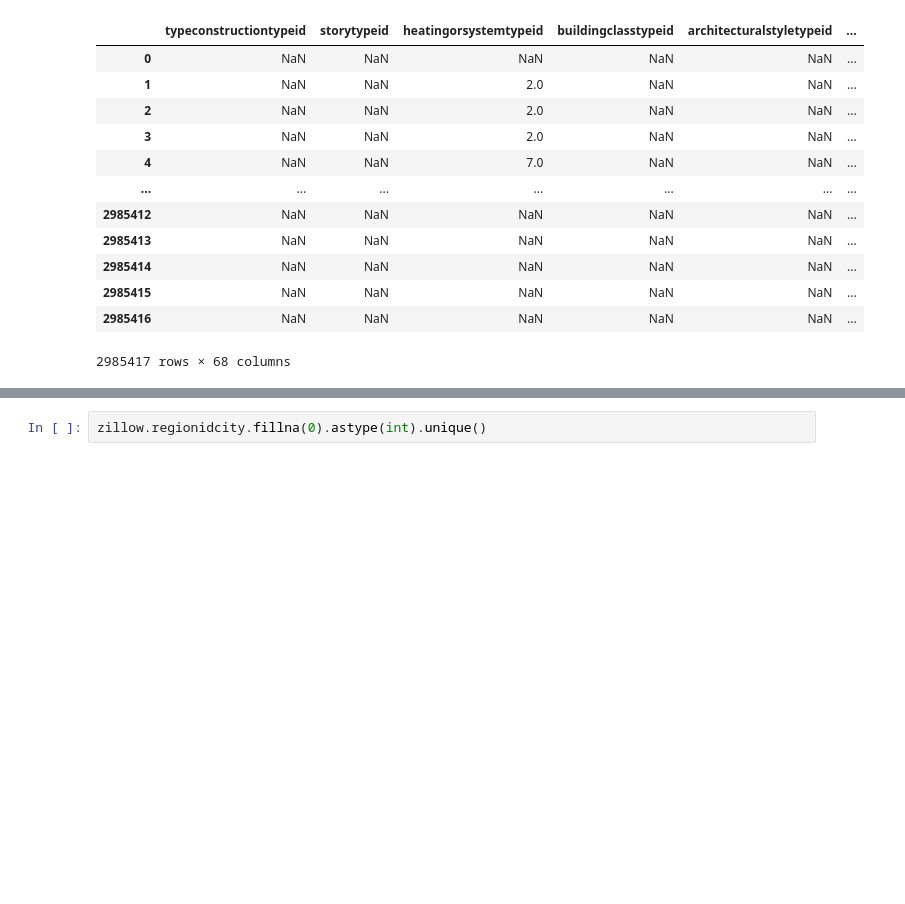
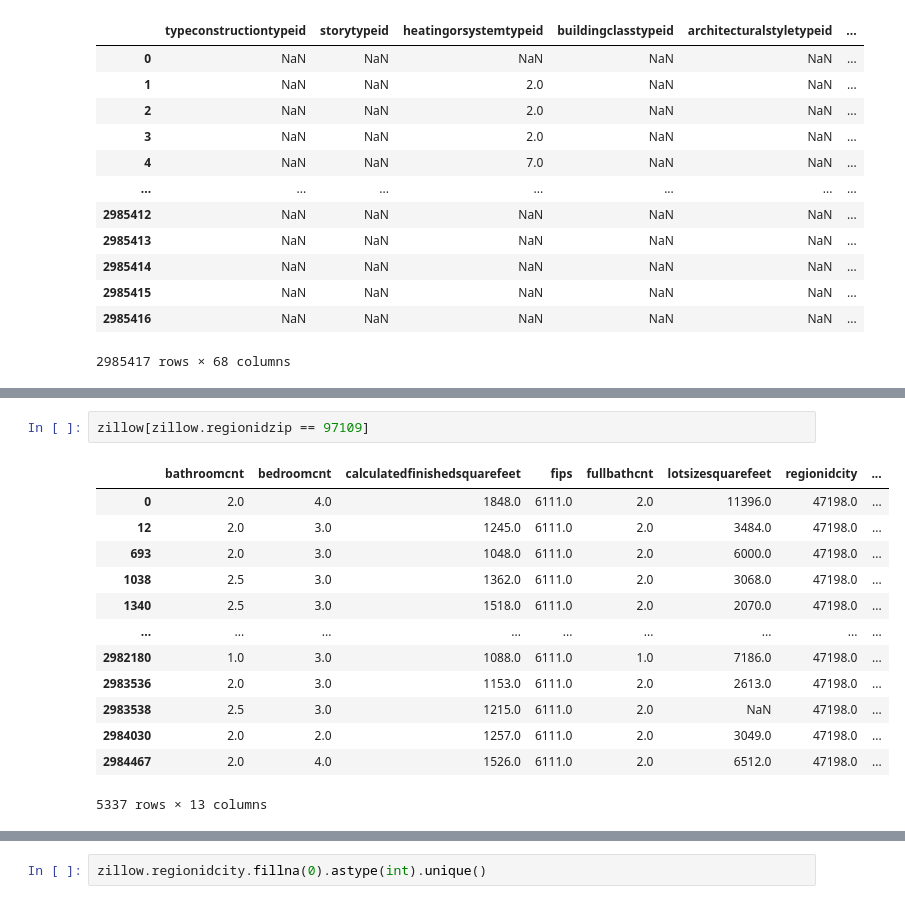
Before and after one commit to Jared-Wood135/zillow_project, a Jupyter notebook: wrangle.ipynb, the cells around one changed output, grey strips where cells are left out. Drawn from its saved outputs; the diff is of its cells as text; blank space fills up the shorter version.

```diff
--- a/wrangle.ipynb
+++ b/wrangle.ipynb
@@ -287,0 +326,16 @@ zillow[zillow.regionidcity == 118878]
+# %%
+zillow[zillow.regionidzip == 97109]
+# %% [output]
+|  | bathroomcnt | bedroomcnt | calculatedfinishedsquarefeet | fips | fullbathcnt | lotsizesquarefeet | regionidcity | ... |
+| 0 | 2.0 | 4.0 | 1848.0 | 6111.0 | 2.0 | 11396.0 | 47198.0 | ... |
+| 12 | 2.0 | 3.0 | 1245.0 | 6111.0 | 2.0 | 3484.0 | 47198.0 | ... |
+| 693 | 2.0 | 3.0 | 1048.0 | 6111.0 | 2.0 | 6000.0 | 47198.0 | ... |
+| 1038 | 2.5 | 3.0 | 1362.0 | 6111.0 | 2.0 | 3068.0 | 47198.0 | ... |
+| 1340 | 2.5 | 3.0 | 1518.0 | 6111.0 | 2.0 | 2070.0 | 47198.0 | ... |
+| ... | ... | ... | ... | ... | ... | ... | ... | ... |
+| 2982180 | 1.0 | 3.0 | 1088.0 | 6111.0 | 1.0 | 7186.0 | 47198.0 | ... |
+| 2983536 | 2.0 | 3.0 | 1153.0 | 6111.0 | 2.0 | 2613.0 | 47198.0 | ... |
+| 2983538 | 2.5 | 3.0 | 1215.0 | 6111.0 | 2.0 | NaN | 47198.0 | ... |
+| 2984030 | 2.0 | 2.0 | 1257.0 | 6111.0 | 2.0 | 3049.0 | 47198.0 | ... |
+| 2984467 | 2.0 | 4.0 | 1526.0 | 6111.0 | 2.0 | 6512.0 | 47198.0 | ... |
+5337 rows × 13 columns
```
Also changed, not shown: parts of 7 cells of this notebook, 1 other file.
